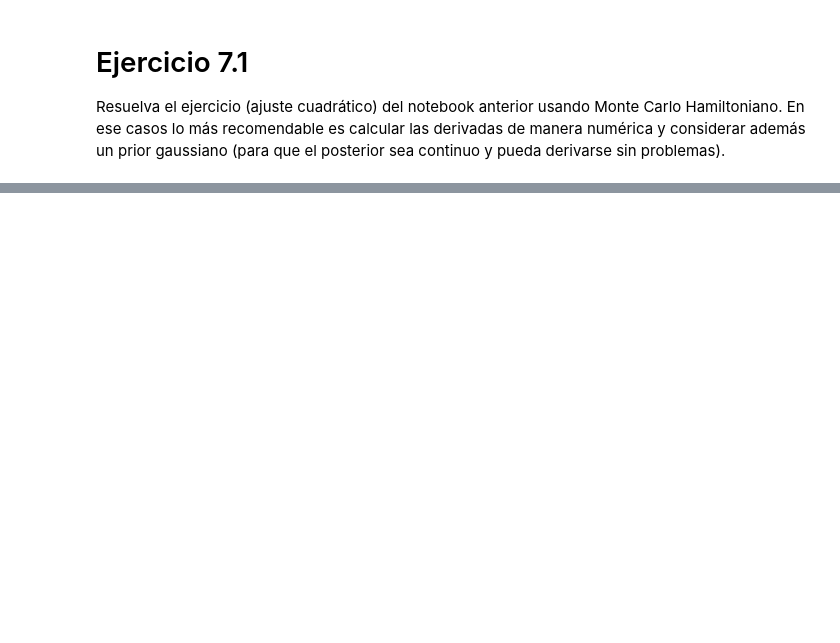
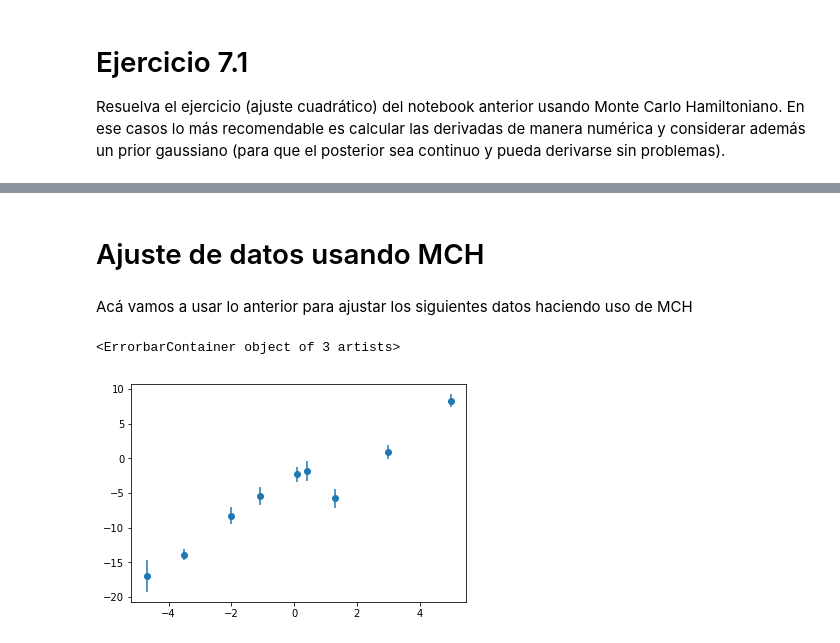
Before and after one commit to JoseMontanaC/Metodos_Computacionales, a Jupyter notebook: Repaso_Ejercicios/Ejercicio_7/Ejercicio_7.ipynb, the cells around one changed output, grey strips where cells are left out. Cells and saved outputs as stored; diff of their text form; code cells hidden in the pictures; blank space fills up the shorter version.

```diff
--- a/Repaso_Ejercicios/Ejercicio_7/Ejercicio_7.ipynb
+++ b/Repaso_Ejercicios/Ejercicio_7/Ejercicio_7.ipynb
@@ -326,0 +401,13 @@ plt.savefig('best_model.pdf')
+# %% [markdown]
+# Ajuste de datos usando MCH
+# %% [markdown]
+Acá vamos a usar lo anterior para ajustar los siguientes datos haciendo uso de MCH
+# %%
+x_obs = np.array([-2.0,1.3,0.4,5.0,0.1, -4.7, 3.0, -3.5,-1.1])
+y_obs = np.array([ -8.3,   -5.77,  -1.86, 8.3, -2.35, -16.98,  0.934, -13.89,  -5.49 ])
+sigma_y_obs = np.array([-1.2,-1.36, -1.44, 0.92,-1.02, 2.3,-1.0, 0.8, -1.3])
+
+plt.errorbar(x_obs,y_obs, yerr=sigma_y_obs, fmt='o')
+# %% [output]
+<ErrorbarContainer object of 3 artists>
+[figure, added]
```
Also changed, not shown: parts of 10 cells of this notebook, 1 other file.
